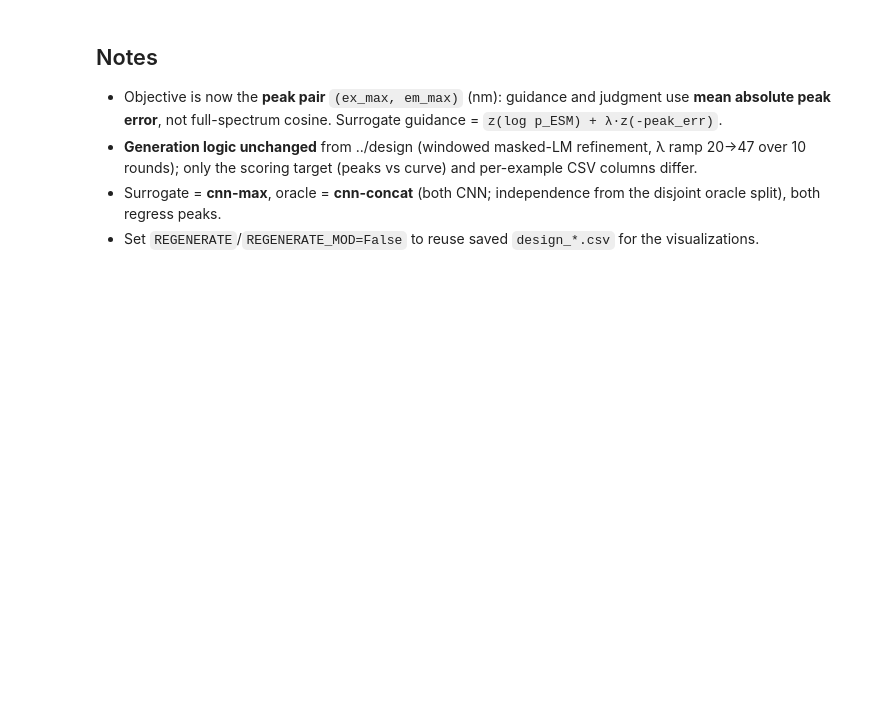
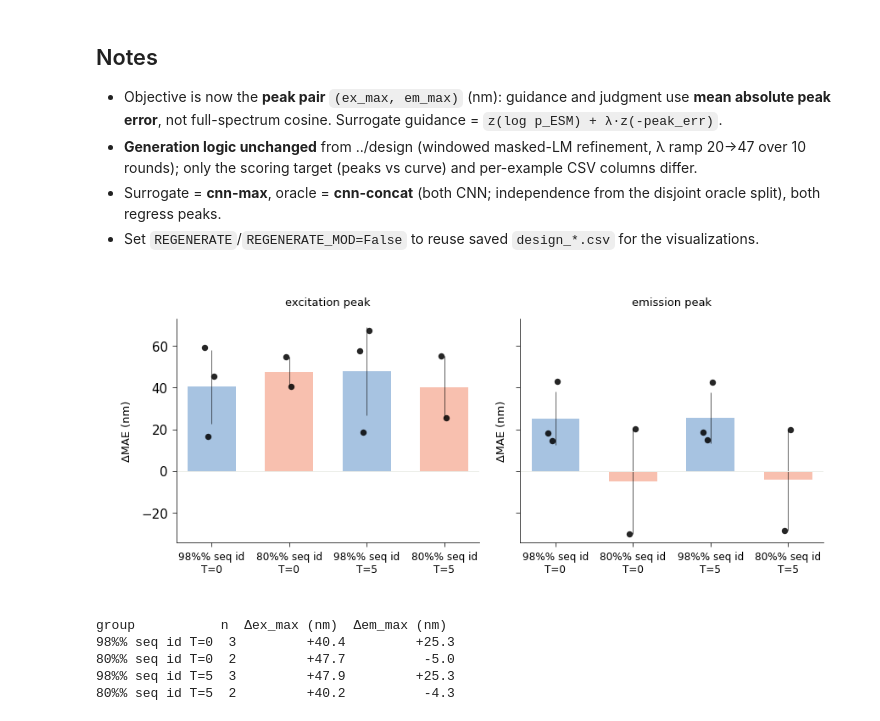
Before and after one commit to Arcadia-Science/FPguide, a Jupyter notebook: peak_design/guided_design_peak.ipynb, the cells around one changed output. Saved outputs shown, nothing was run; the diff lists cells and outputs as text; code cells hidden in the pictures; blank space fills up the shorter version.

```diff
--- a/peak_design/guided_design_peak.ipynb
+++ b/peak_design/guided_design_peak.ipynb
@@ -446,3 +443,47 @@ show_cycles(t5m); show_align(t5m)
   only the scoring target (peaks vs curve) and per-example CSV columns differ.
 - Surrogate = **cnn-max**, oracle = **cnn-concat** (both CNN; independence from the disjoint oracle split), both regress peaks.
 - Set `REGENERATE`/`REGENERATE_MOD=False` to reuse saved `design_*.csv` for the visualizations.
+# %%
+# Final: per-peak MAE improvement (scaffold -> best design, oracle-judged) — similar/asimilar x T=0/5
+import glob, csv, os
+def _improv(files):
+    """per design: |scaf-target| - |best-target| for (ex,em); best = min peak_err over rounds>=1. Positive = closer to target."""
+    ie,im=[],[]
+    for fn in files:
+        H=sorted(csv.DictReader(open(fn)), key=lambda h:int(h["round"]))
+        scaf=H[0]; gen=[h for h in H if int(h["round"])>=1]; best=min(gen, key=lambda h:float(h["peak_err"]))
+        tex=float(scaf["target_ex"]); tem=float(scaf["target_em"])
+        ie.append(abs(float(scaf["pred_ex"])-tex)-abs(float(best["pred_ex"])-tex))
+        im.append(abs(float(scaf["pred_em"])-tem)-abs(float(best["pred_em"])-tem))
+    return np.array(ie), np.array(im)
+
+G={"98%% seq id\nT=0" : sorted(glob.glob(os.path.join(desdir,"design_*.csv"))),
+   "80%% seq id\nT=0": sorted(glob.glob(os.path.join(desdir,"moderate","design_*.csv"))),
+   "98%% seq id\nT=5" : sorted(glob.glob(os.path.join(desdir,"temp5","design_*.csv"))),
+   "80%% seq id\nT=5": sorted(glob.glob(os.path.join(desdir,"temp5","moderate","design_*.csv")))}
+labels=list(G); improv={k:_improv(v) for k,v in G.items()}
+BARCOL=[apc_c.aegean,apc_c.amber,apc_c.aegean,apc_c.amber]
+if HAVE_PLT:
+    fig,axes=plt.subplots(1,2,figsize=(12,5),sharey=True)
+    x=np.arange(len(labels)); jit=(np.random.default_rng(0).random(max(len(v[0]) for v in improv.values()))-0.5)*0.2
+    for col,dim in enumerate(["ex_max","em_max"]):
+        a=axes[col]; vals=[improv[k][col] for k in labels]
+        a.axhline(0,color=apc_c.gray,lw=1)
+        a.bar(x,[v.mean() for v in vals],0.62,color=BARCOL,alpha=0.5,zorder=1,
+              yerr=[v.std() for v in vals],capsize=4,error_kw=dict(lw=1,alpha=0.6))
+        for xi,v in zip(x,vals):
+            a.scatter(xi+jit[:len(v)],v,s=55,color="k",alpha=0.85,zorder=3)
+        a.set_xticks(x); a.set_xticklabels(labels,fontsize=12);
+        a.set_ylabel(f"ΔMAE (nm)",fontsize=13)
+        if col==0: a.set_title("excitation peak",fontsize=13)
+        else: a.set_title("emission peak",fontsize=13)
+    plt.tight_layout(); fig.savefig("trained_models/design_mae_improvement.png",dpi=130,bbox_inches="tight"); plt.show()
+print(f"{'group':14}{'n':>3}{'Δex_max (nm)':>14}{'Δem_max (nm)':>14}")
+for k in labels: print(f"{k.replace(chr(10),' '):14}{len(improv[k][0]):>3}{improv[k][0].mean():>+14.1f}{improv[k][1].mean():>+14.1f}")
+# %% [output]
+[figure, added]
+group           n  Δex_max (nm)  Δem_max (nm)
+98%% seq id T=0  3         +40.4         +25.3
+80%% seq id T=0  2         +47.7          -5.0
+98%% seq id T=5  3         +47.9         +25.3
+80%% seq id T=5  2         +40.2          -4.3
```
Also changed, not shown: parts of 7 cells of this notebook, 25 other files.
